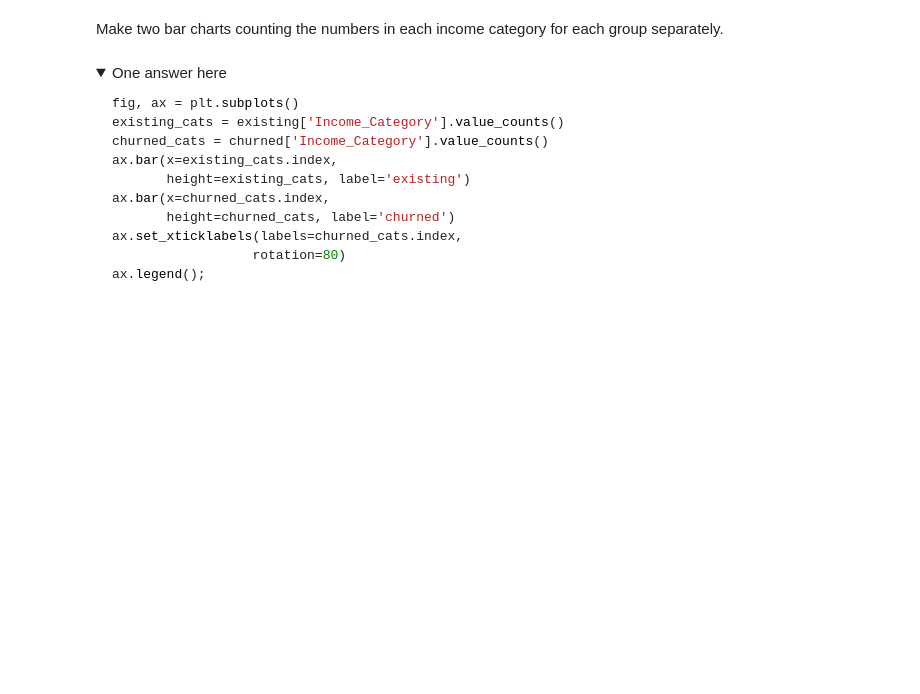
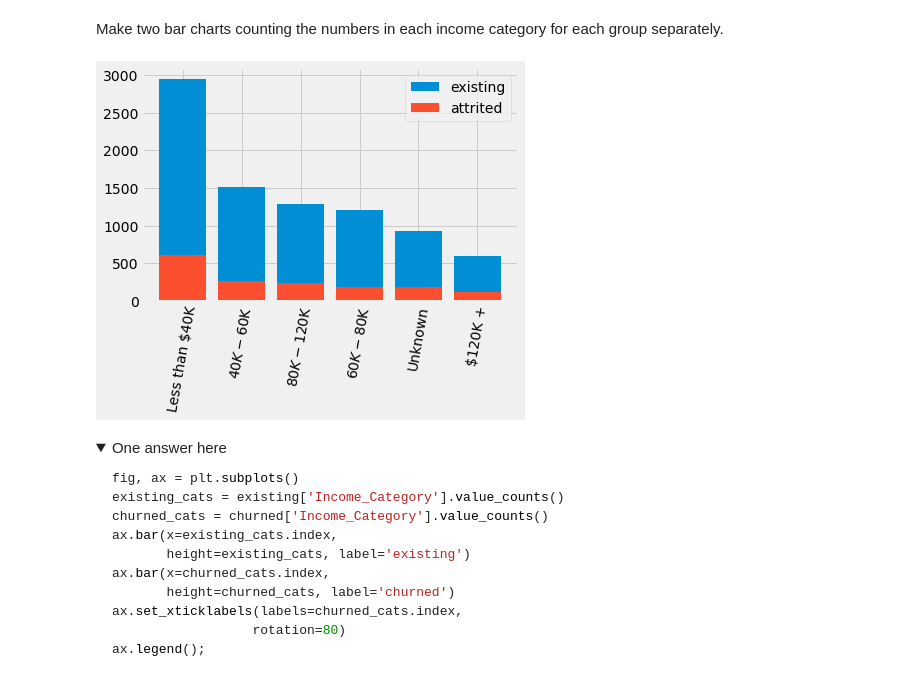
Before and after one commit to flatiron-school/DS-Deloitte-1003-c3, a Jupyter notebook: Lectures/Descriptive-Analysis/descriptive_stats.ipynb, the cells around one changed output. Saved outputs shown, nothing was run; the diff lists cells and outputs as text; code cells hidden in the pictures; folded sections open; blank space fills up the shorter version.

```diff
--- a/Lectures/Descriptive-Analysis/descriptive_stats.ipynb
+++ b/Lectures/Descriptive-Analysis/descriptive_stats.ipynb
@@ -292,6 +475,24 @@ ax.legend();
 ### Question 3 (Exercise!)
 # %% [markdown]
 Make two bar charts counting the numbers in each income category for each group separately.
+# %%
+existing2 = existing['Income_Category'].value_counts()
+attrited2 = attrited['Income_Category'].value_counts()
+
+fig, ax = plt.subplots()
+ax.bar(x = existing2.index,
+       height = existing2,
+       label = 'existing'
+       )
+ax.bar(x = attrited2.index,
+       height = attrited2,
+        label = 'attrited'
+       )
+ax.set_xticklabels(labels = attrited2.index,
+                  rotation = 80)
+ax.legend();
+# %% [output]
+[figure, added]
 # %% [markdown]
 <details>
     <summary>One answer here</summary>
```
Also changed, not shown: parts of 30 cells of this notebook.
